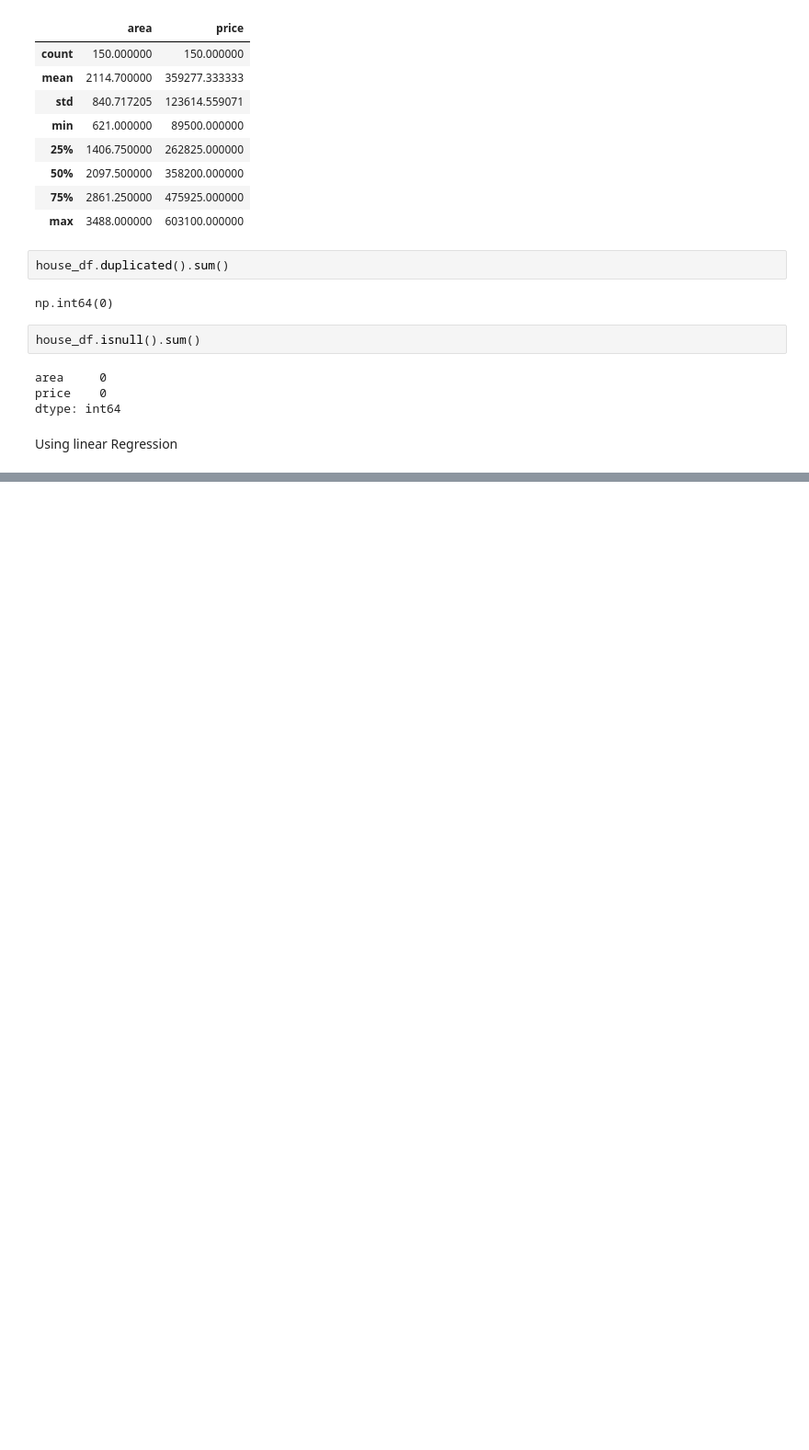
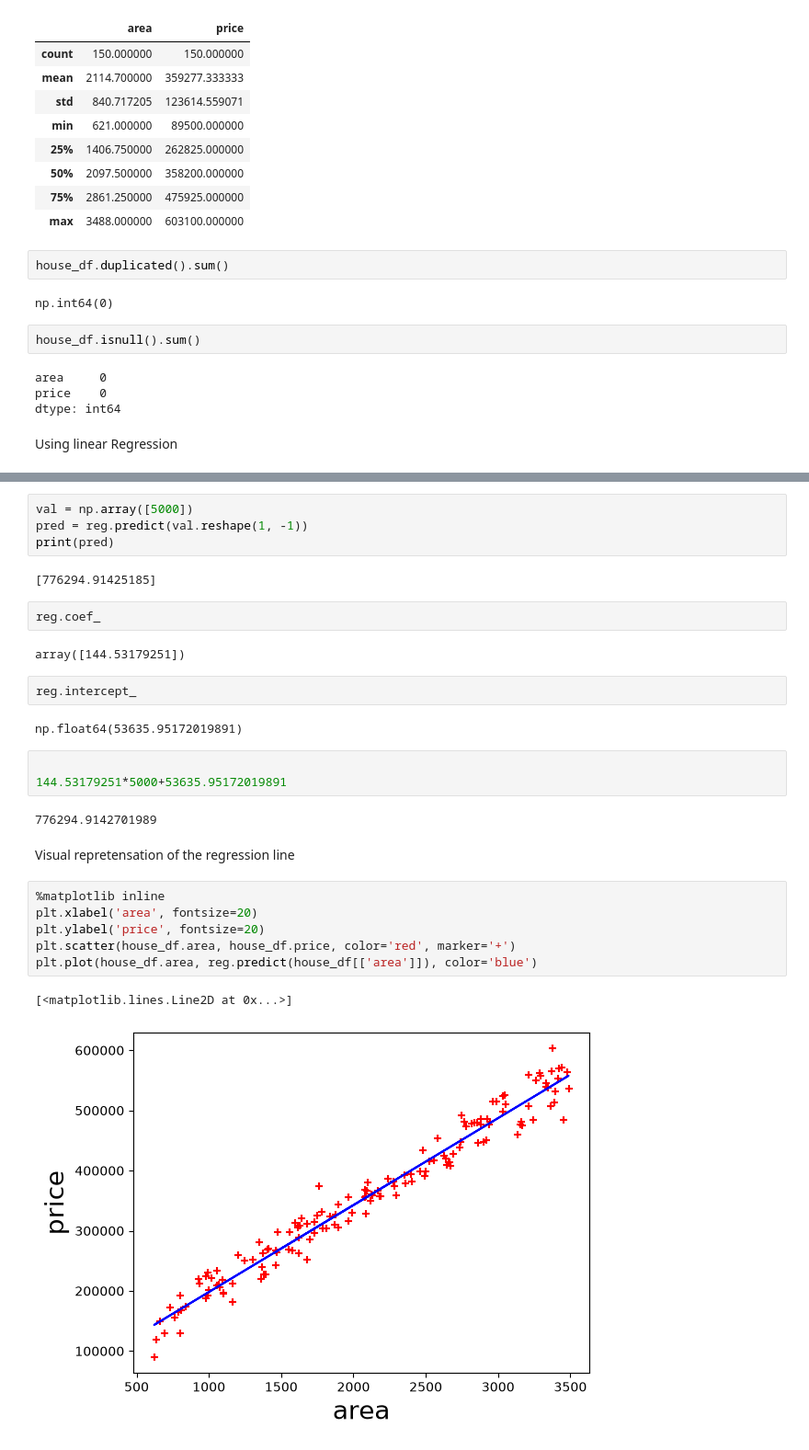
Before and after one commit to boogey004/ML-timeline-with-various-models, a Jupyter notebook: Simple Linear/SimpleL.ipynb, the cells around one changed output, grey strips where cells are left out. Shown at 92% size. Cells and saved outputs as stored; diff of their text form; blank space fills up the shorter version.

```diff
--- a/SimpleL.ipynb
+++ b/Simple Linear/SimpleL.ipynb
@@ -80,0 +72,30 @@ print(prediction)
+# %%
+val = np.array([5000])
+pred = reg.predict(val.reshape(1, -1))
+print(pred)
+# %% [output]
+[776294.91425185]
+# %%
+reg.coef_
+# %% [output]
+array([144.53179251])
+# %%
+reg.intercept_
+# %% [output]
+np.float64(53635.95172019891)
+# %%
+
+144.53179251*5000+53635.95172019891
+# %% [output]
+776294.9142701989
+# %% [markdown]
+Visual repretensation of the regression line
+# %%
+%matplotlib inline
+plt.xlabel('area', fontsize=20)
+plt.ylabel('price', fontsize=20)
+plt.scatter(house_df.area, house_df.price, color='red', marker='+')
+plt.plot(house_df.area, reg.predict(house_df[['area']]), color='blue')
+# %% [output]
+[<matplotlib.lines.Line2D at 0x...>]
+[figure, added]
```
Also changed, not shown: parts of 11 cells of this notebook, 4 other files.
